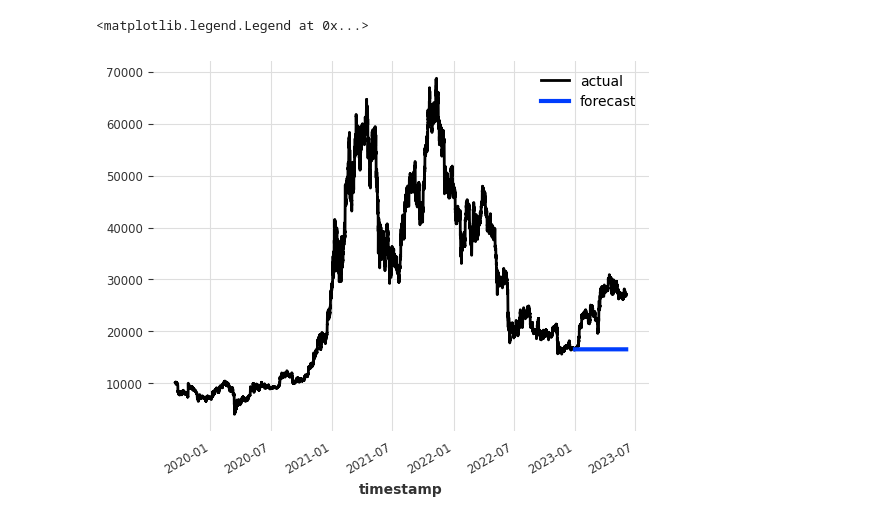
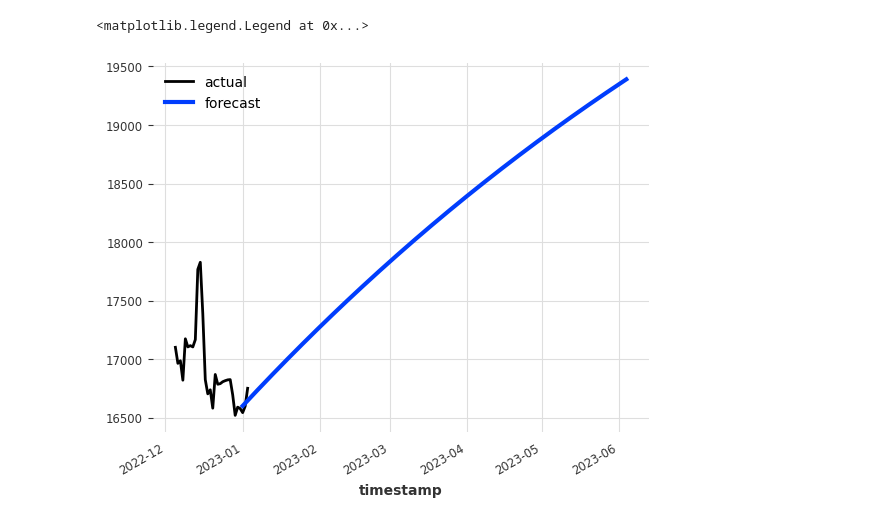
Before and after one commit to MehmetSever09/assist_trader, a Jupyter notebook: notebook/lr-darts-practice.ipynb, the cells around one changed output. Cells and saved outputs as stored; diff of their text form; code cells hidden in the pictures.

Commit message:
completed merge notebook and played with darts

```diff
--- a/notebook/lr-darts-practice.ipynb
+++ b/notebook/lr-darts-practice.ipynb
@@ -4,15 +4,15 @@ import numpy as np
 import darts
 # %%
 # Load from file
-mega_df = pd.read_csv("final_raw_data_all_featues.csv")
+df = pd.read_csv("../raw_data/20230609-170514-daily-processed-data.csv")
 
 # Change timestamp to column and set as index (needed for darts)
-mega_df['timestamp'] = pd.to_datetime(mega_df['timestamp'])
+df['timestamp'] = pd.to_datetime(df['timestamp'])
 # mega_df.set_index('timestamp', inplace=True)
 
 # # Check
-# mega_df.index.inferred_type == "datetime64"
+display(df['timestamp'].dtype)# == "datetime64")
 
 # mega_df = mega_df.dropna().drop_duplicates(subset='timestamp').reset_index()
-mega_df.head()
+df.head()
 # %% [output]
@@ -97,4 +85,6 @@ problem_rows
 # %%
-series = TimeSeries.from_dataframe(mega_df, 'timestamp', 'close', freq='1h')
+series = darts.TimeSeries.from_dataframe(df, 'timestamp', 'close', freq='1d')
 
 train, val = series.split_before(pd.Timestamp('2023-01-01 00:00:00'))
+
+len(train), len(val)
@@ -104,0 +97,12 @@ train.plot()
+# %%
+rnn_model = RNNModel(
+    input_chunk_length=5,
+    model='RNN',
+    hidden_dim=64,
+    n_rnn_layers=3,
+    dropout=0.6,
+    training_length=24,
+    n_epochs=100
+)
+
+rnn_model.fit(train)
@@ -105,9 +141,9 @@ train.plot()
 # %%
 aarima_model = AutoARIMA(
     start_p=1, start_q=1,
-    max_p=5, max_q=5,
+    max_p=3, max_q=3,
     m=1,
-    d=1,
+    d=0,
     seasonal=False,
     start_P=0,
     D=None,
@@ -158,12 +177,12 @@ prediction = aarima_model.predict(len(val))
 # %%
 import matplotlib.pyplot as plt
 
-series.plot(label='actual')
+series[1180:1210].plot(label='actual')
 prediction.plot(label='forecast', lw=3)
 plt.legend()
 # %% [output]
 <matplotlib.legend.Legend at 0x...>
-[figure, old version]
+[figure, new version]
 # %%
 # This takes forever to run (hours and hours)
 
```
Also changed, not shown: parts of 13 cells of this notebook, 1 other file.
